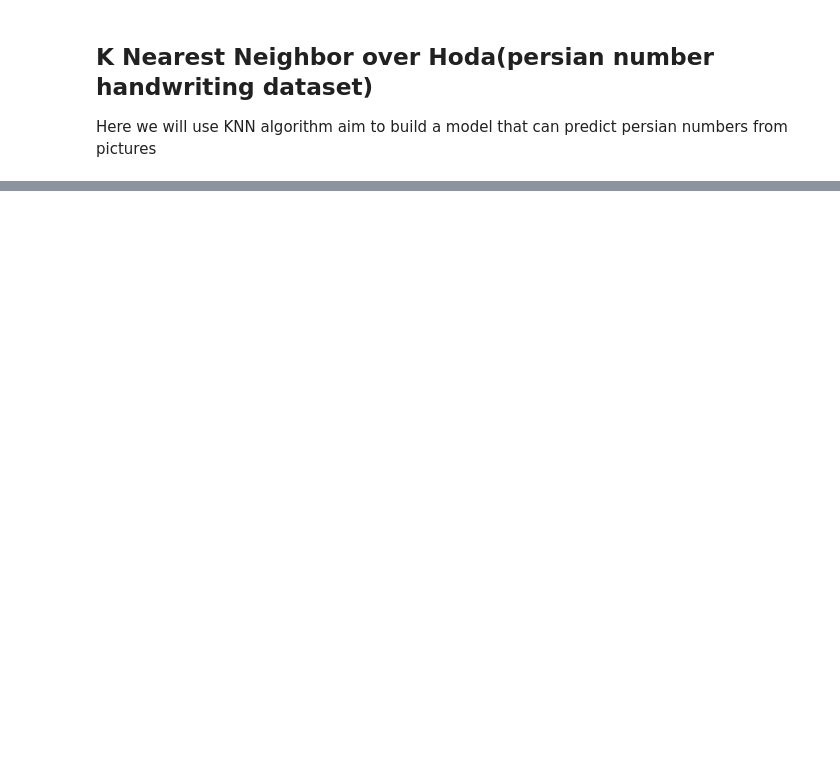
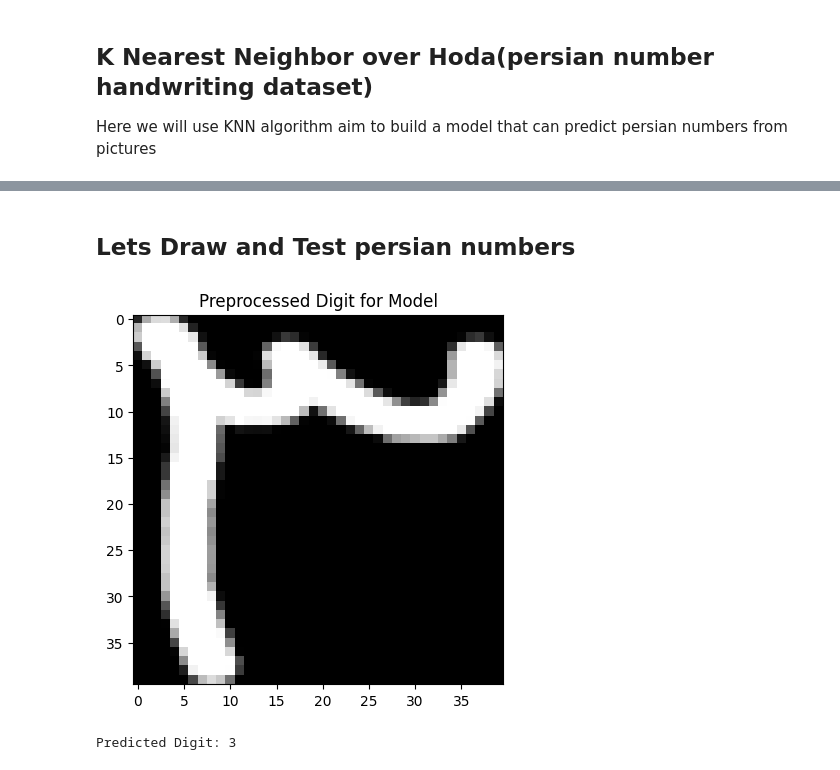
Before and after one commit to Abtinz/Computer-Vision-OpenCV-Yolo, a Jupyter notebook: OpenCV/segmentation/KNN-Handwritting/persian.ipynb, the cells around one changed output, grey strips where cells are left out. Drawn from its saved outputs; the diff is of its cells as text; code cells hidden in the pictures; blank space fills up the shorter version.

```diff
--- a/OpenCV/segmentation/KNN-Handwritting/persian.ipynb
+++ b/OpenCV/segmentation/KNN-Handwritting/persian.ipynb
@@ -43,7 +43,7 @@ Text(0.5, 1.0, '6New dimension')
 # %%
 #lets reshape our data sets
-X_train = np.reshape(X_train_5by5, [-1,400])
-X_test = np.reshape(X_test_5by_5, [-1,400])
+X_train = np.reshape(X_train_5by5, [-1,1600])
+X_test = np.reshape(X_test_5by_5, [-1,1600])
 # %% [markdown]
 ## K Nearest Neighbor over Hoda(persian number handwriting dataset)
 Here we will use KNN algorithm aim to build a model that can predict persian numbers from pictures
@@ -78,0 +79,58 @@ weighted avg       0.97      0.96      0.96       200
+# %% [markdown]
+## Lets Draw and Test persian numbers
+# %%
+
+# Canvas board section(users can write their persian numbers over board here.)
+
+canvas = np.ones((1000, 1000), dtype='uint8') * 255
+
+drawing = False
+def draw(event, x, y, flags, param):
+    global drawing
+    if event == cv2.EVENT_LBUTTONDOWN:
+        drawing = True
+    elif event == cv2.EVENT_MOUSEMOVE:
+        if drawing:
+            cv2.circle(canvas, (x, y), 10, (0, 0, 0), -1)
+    elif event == cv2.EVENT_LBUTTONUP:
+        drawing = False
+
+cv2.namedWindow("Draw a Digit (ESC to Predict)")
+cv2.setMouseCallback("Draw a Digit (ESC to Predict)", draw)
+
+while True:
+    cv2.imshow("Draw a Digit (ESC to Predict)", canvas)
+    key = cv2.waitKey(1) & 0xFF
+    if key == 27:  # ESC
+        break
+
+cv2.destroyAllWindows()
+
+# Preprocess section(color inversion and thresold and )
+# Invert colors
+image = 255 - canvas
+
+# Threshold
+_, image = cv2.threshold(image, 50, 255, cv2.THRESH_BINARY)
+
+# Crop to bounding box
+coords = cv2.findNonZero(image)
+x, y, w, h = cv2.boundingRect(coords)
+digit = image[y:y+h, x:x+w]
+
+# Resize and center into 40x40
+digit_resized = cv2.resize(digit, (40, 40), interpolation=cv2.INTER_AREA)
+digit_flattened = digit_resized.flatten().astype(np.float32)
+
+# Visual check
+plt.imshow(digit_resized, cmap='gray')
+plt.title("Preprocessed Digit for Model")
+plt.show()
+
+# Prediction section
+digit_input = np.expand_dims(digit_flattened, axis=0)
+prediction = model.predict(digit_input)
+print("Predicted Digit:", prediction[0])
+# %% [output]
+[figure, added]
+Predicted Digit: 3
```
Also changed, not shown: parts of 2 cells of this notebook.
